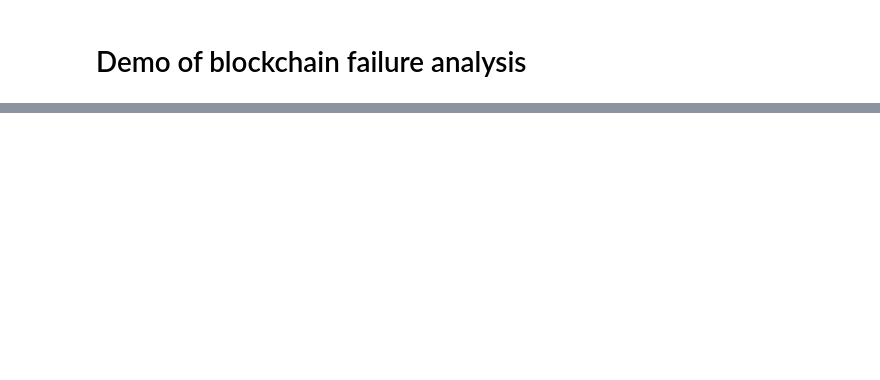
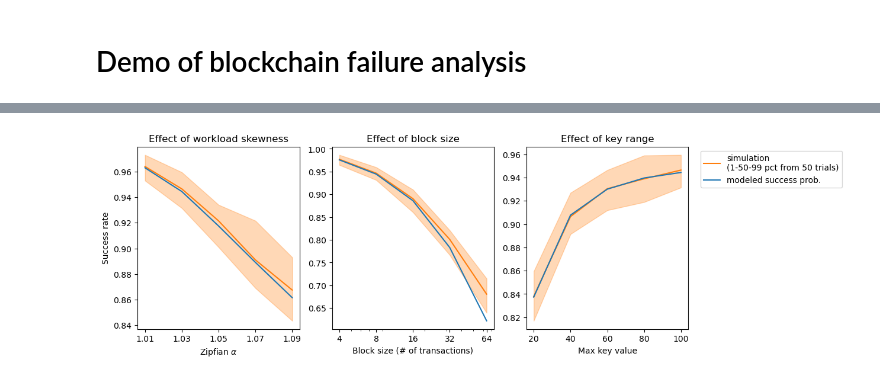
Before and after one commit to DASLAB-blockchain/blockchain-failure-analysis, a Jupyter notebook: demo.ipynb, the cells around one changed output, grey strips where cells are left out. Cells and saved outputs as stored; diff of their text form; code cells hidden in the pictures; blank space fills up the shorter version.

```diff
--- a/demo.ipynb
+++ b/demo.ipynb
@@ -90,0 +170,100 @@ for idx, bs in enumerate(zip(blocks, succeeds)):
+# %%
+# plot
+exp_df = pd.read_csv('logs/write_peers.csv')
+
+fig, axs = plt.subplots(1, 3, figsize=(12, 4))
+
+axs[1].set_title('Effect of block size')
+axs[2].set_title('Effect of key range')
+
+sim_label = 'simulation\n(1-50-99 pct from {} trials)'.format(TRIAL_MAX)
+theory_label = 'modeled success prob.'
+
+percentiles = [1, 50, 99]
+
+for idx in range(3):
+    ax = axs[idx]
+    if idx == 0:
+        x_vals = [1.01, 1.03, 1.05, 1.07, 1.09]
+        sub_df = exp_df[(exp_df.alpha.isin(x_vals)) & (exp_df.block_size == 8) & (exp_df.key_range == 100)]
+        y_vals = list()
+        theory_vals = list()
+        for x_val in x_vals:
+            srs = sub_df[sub_df.alpha == x_val].success_rate.values
+            pcts = np.percentile(srs, q=percentiles)
+            y_vals.append(pcts)
+
+            ks, ps = generator.zipfian_generator.compute_keys_and_probs(1, 100, x_val, False)
+            theory_vals.append(
+                theory.compute_success_rate(8, ks, ps, ks, ps, 0, 1))
+
+        ax.fill_between(x_vals, [y[0] for y in y_vals], [y[2] for y in y_vals], color='tab:orange', alpha=0.3)
+        ax.plot(x_vals, [y[1] for y in y_vals], color='tab:orange', label=sim_label)
+        ax.plot(x_vals, theory_vals, color='tab:blue', label=theory_label)
+
+        ax.set_title('Effect of workload skewness')
+        ax.set_xlabel('Zipfian $\\alpha$')
+        ax.set_ylabel('Success rate')
+
+        ax.set_xticks(x_vals)
+        ax.set_xticklabels(x_vals)
+
+    elif idx == 1:
+        x_vals = [4, 8, 16, 32, 64]
+        sub_df = exp_df[(exp_df.alpha == 1.03) & (exp_df.block_size.isin(x_vals)) & (exp_df.key_range == 100)]
+        y_vals = list()
+        theory_vals = list()
+        for x_val in x_vals:
+            srs = sub_df[sub_df.block_size == x_val].success_rate.values
+            '''
+            sr_mean = np.mean(srs)
+            sr_std = np.std(srs)
+            '''
+            pcts = np.percentile(srs, q=percentiles)
+            # y_vals.append((sr_mean, sr_std, srs.shape[0]))
+            y_vals.append(pcts)
+
+            ks, ps = generator.zipfian_generator.compute_keys_and_probs(1, 100, 1.03, False)
+            theory_vals.append(
+                theory.compute_success_rate(x_val, ks, ps, ks, ps, 0, 1))
+
+        ax.fill_between(x_vals, [y[0] for y in y_vals], [y[2] for y in y_vals], color='tab:orange', alpha=0.3)
+        ax.plot(x_vals, [y[1] for y in y_vals], color='tab:orange', label=sim_label)
+        ax.plot(x_vals, theory_vals, color='tab:blue', label=theory_label)
+
+        ax.set_title('Effect of block size')
+        ax.set_xlabel('Block size (# of transactions)')
+
+        ax.set_xscale('log')
+        ax.set_xticks(x_vals)
+        ax.set_xticklabels(x_vals)
+
+    if idx == 2:
+        x_vals = [20, 40, 60, 80, 100]
+        sub_df = exp_df[(exp_df.alpha == 1.03) & (exp_df.block_size == 8) & (exp_df.key_range.isin(x_vals))]
+        y_vals = list()
+        theory_vals = list()
+        for x_val in x_vals:
+            srs = sub_df[sub_df.key_range == x_val].success_rate.values
+            pcts = np.percentile(srs, q=percentiles)
+            y_vals.append(pcts)
+
+            ks, ps = generator.zipfian_generator.compute_keys_and_probs(1, x_val, 1.03, False)
+            theory_vals.append(
+                theory.compute_success_rate(8, ks, ps, ks, ps, 0, 1))
+
+        ax.fill_between(x_vals, [y[0] for y in y_vals], [y[2] for y in y_vals], color='tab:orange', alpha=0.3)
+        ax.plot(x_vals, [y[1] for y in y_vals], color='tab:orange', label=sim_label)
+        ax.plot(x_vals, theory_vals, color='tab:blue', label=theory_label)
+
+        ax.set_title('Effect of key range')
+        ax.set_xlabel('Max key value')
+
+        ax.set_xticks(x_vals)
+        ax.set_xticklabels(x_vals)
+
+axs[-1].legend(loc='upper left', bbox_to_anchor=(1.05, 1))
+plt.show()
+plt.savefig('figs/write_peers.pdf')
+# %% [output]
+[figure, added]
```
Also changed, not shown: parts of 15 cells of this notebook, 8 other files.
